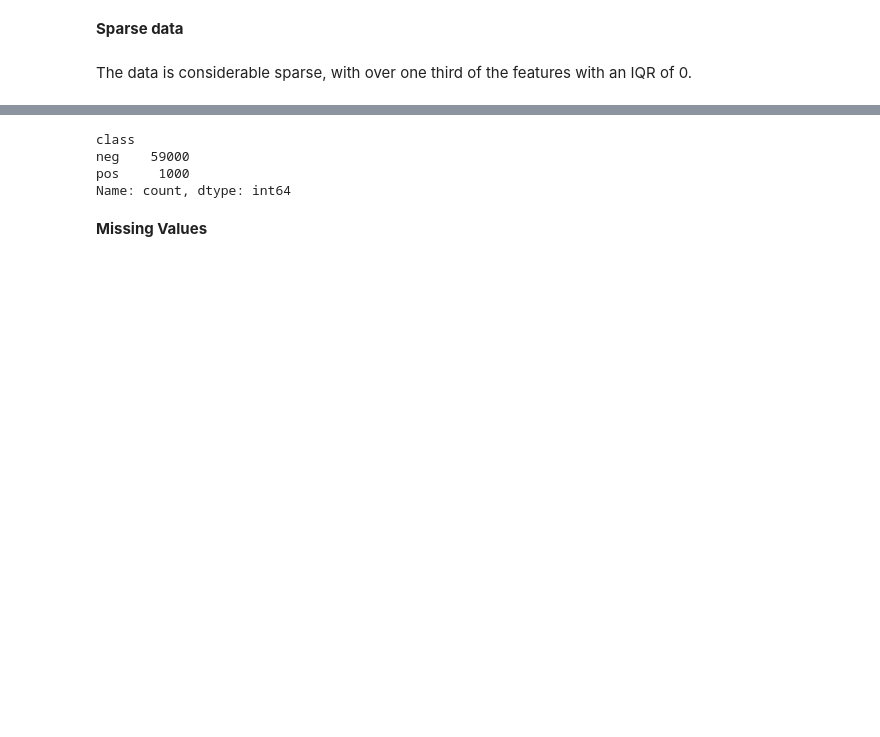
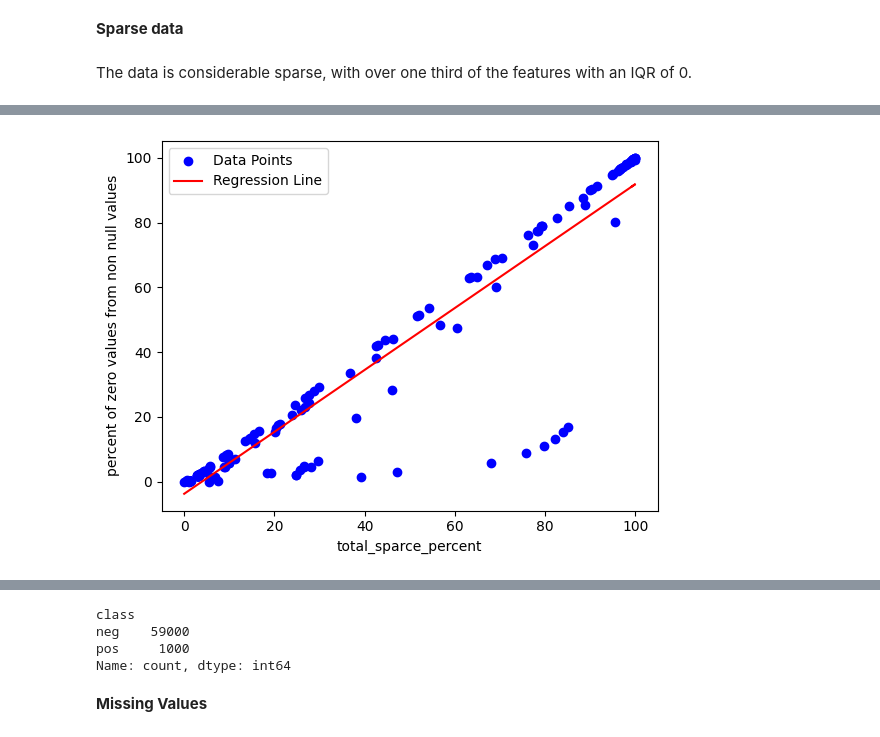
Before and after one commit to Lughaidh-w/DataPrep_ca1, a Jupyter notebook: CA1.ipynb, the cells around one changed output, grey strips where cells are left out. Drawn from its saved outputs; the diff is of its cells as text; code cells hidden in the pictures; blank space fills up the shorter version.

Commit message:
range & null values exploration, scaling & trial imputing

```diff
--- a/CA1.ipynb
+++ b/CA1.ipynb
@@ -336,0 +340,2 @@ countplot(df, "class", title="Values of Class Feature",
+# %%
+sparse_df = make_sparse_df(df)
@@ -336,0 +398,23 @@ countplot(df, "class", title="Values of Class Feature",
+# %%
+from scipy.stats import linregress
+x = "total_sparce_percent"
+y = "percent of zero values from non null values"
+
+plt.scatter(sparse_df[x], sparse_df[y], label='Data Points', color='b')
+
+# Fit a linear regression line to the data
+slope, intercept, r_value, p_value, std_err = linregress(sparse_df[x], sparse_df[y])
+line = slope * sparse_df[x] + intercept
+
+# Plot the regression line
+plt.plot(sparse_df[x], line, label='Regression Line', color='r')
+
+# Add labels and a legend
+plt.xlabel(x)
+plt.ylabel(y)
+plt.legend()
+
+# Show the plot
+plt.show()
+# %% [output]
+[figure, added]
```
Also changed, not shown: parts of 41 cells of this notebook.
